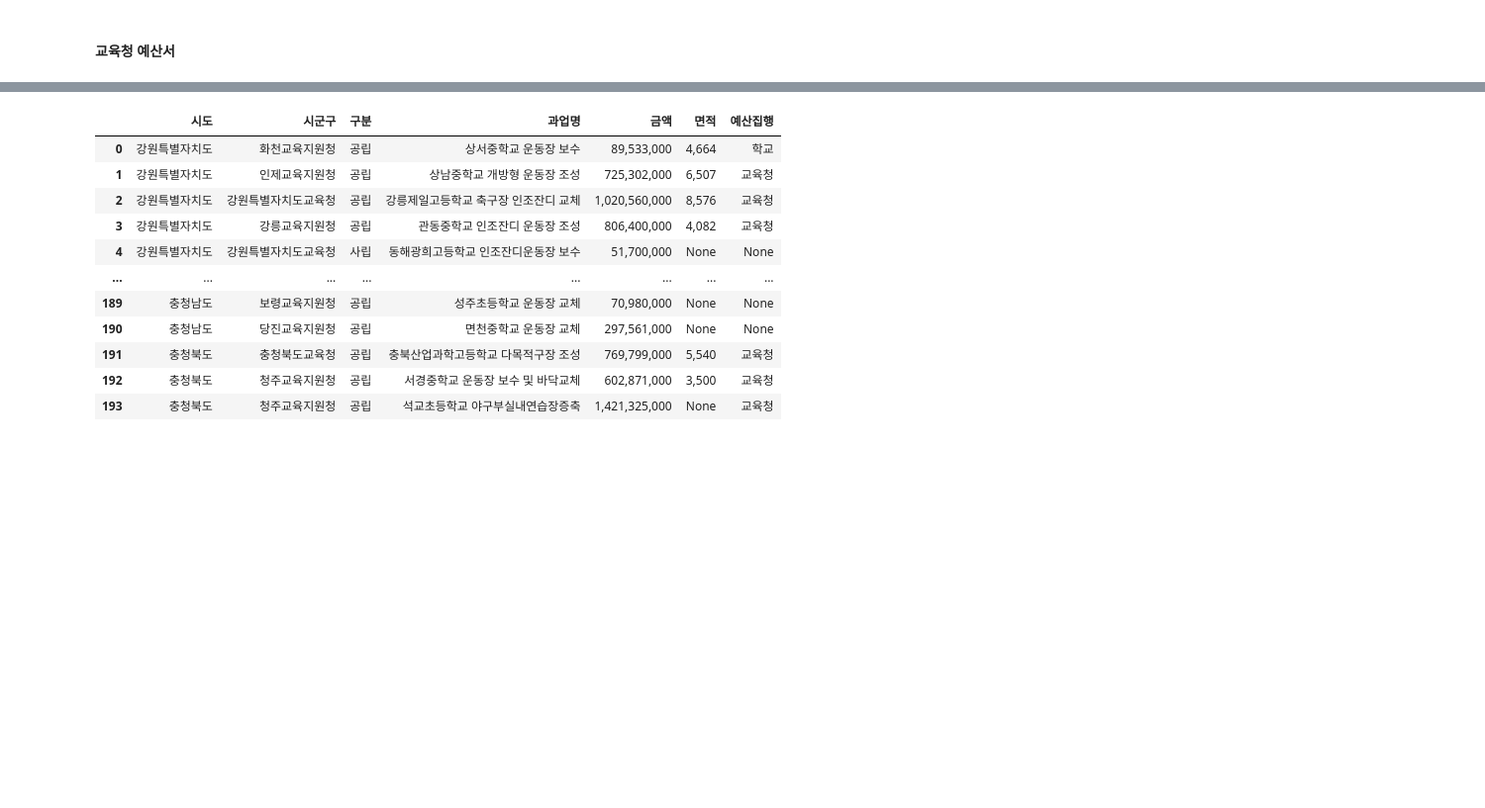
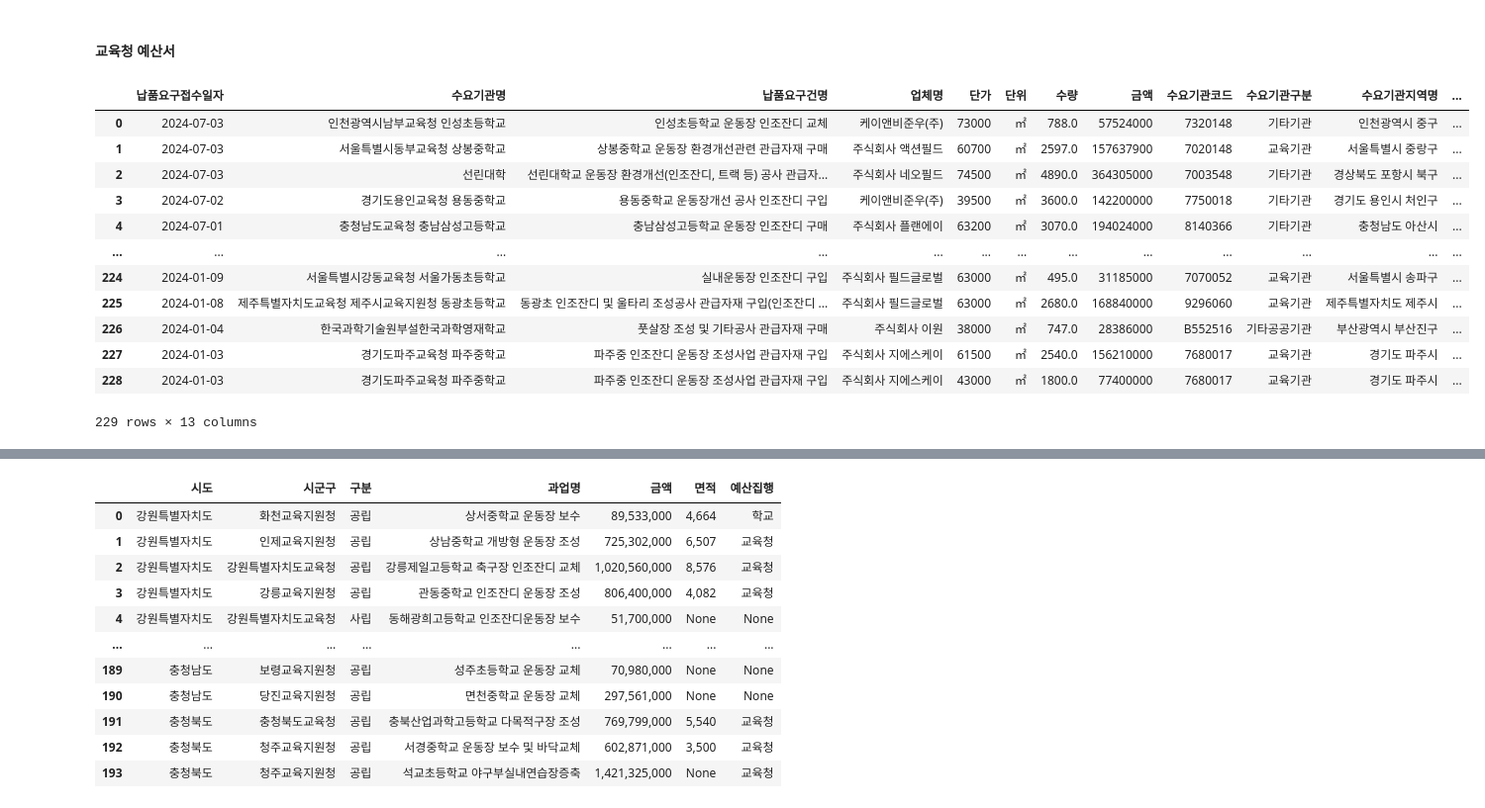
Before and after one commit to kkwann/mido_project, a Jupyter notebook: Data_preprocessing.ipynb, the cells around one changed output, grey strips where cells are left out. Shown: that part at 99% size. Drawn from its saved outputs; the diff is of its cells as text; code cells hidden in the pictures; blank space fills up the shorter version.

```diff
--- a/Data_preprocessing.ipynb
+++ b/Data_preprocessing.ipynb
@@ -256,3 +268,23 @@ Data inserted into table budget_df_delete successfully.
 Data inserted into table budget_df_new successfully.
 # %% [markdown]
 #### 교육청 예산서
+# %%
+# 종합쇼핑몰 학교 관련 사업
+shop_edu_mapping_temp1 = all_shop_df_fin[all_shop_df_fin['납품요구건명'].str.contains('학교|교육|교육청|교육지원청|교육부|공립|사립|국립')]
+shop_edu_mapping_temp2 = all_shop_df_fin[all_shop_df_fin['수요기관명'].str.contains('학교|교육|교육청|교육지원청|교육부|공립|사립|국립')]
+shop_edu_mapping_df = pd.concat([shop_edu_mapping_temp1,shop_edu_mapping_temp2],axis=0).drop_duplicates().reset_index(drop=True)
+shop_edu_mapping_df
+# %% [output]
+|  | 납품요구접수일자 | 수요기관명 | 납품요구건명 | 업체명 | 단가 | 단위 | 수량 | 금액 | 수요기관코드 | 수요기관구분 | 수요기관지역명 | ... |
+| 0 | 2024-07-03 | 인천광역시남부교육청 인성초등학교 | 인성초등학교 운동장 인조잔디 교체 | 케이앤비준우(주) | 73000 | ㎡ | 788.0 | 57524000 | 7320148 | 기타기관 | 인천광역시 중구 | ... |
+| 1 | 2024-07-03 | 서울특별시동부교육청 상봉중학교 | 상봉중학교 운동장 환경개선관련 관급자재 구매 | 주식회사 액션필드 | 60700 | ㎡ | 2597.0 | 157637900 | 7020148 | 교육기관 | 서울특별시 중랑구 | ... |
+| 2 | 2024-07-03 | 선린대학 | 선린대학교 운동장 환경개선(인조잔디, 트랙 등) 공사 관급자... | 주식회사 네오필드 | 74500 | ㎡ | 4890.0 | 364305000 | 7003548 | 기타기관 | 경상북도 포항시 북구 | ... |
+| 3 | 2024-07-02 | 경기도용인교육청 용동중학교 | 용동중학교 운동장개선 공사 인조잔디 구입 | 케이앤비준우(주) | 39500 | ㎡ | 3600.0 | 142200000 | 7750018 | 기타기관 | 경기도 용인시 처인구 | ... |
+| 4 | 2024-07-01 | 충청남도교육청 충남삼성고등학교 | 충남삼성고등학교 운동장 인조잔디 구매 | 주식회사 플랜에이 | 63200 | ㎡ | 3070.0 | 194024000 | 8140366 | 기타기관 | 충청남도 아산시 | ... |
+| ... | ... | ... | ... | ... | ... | ... | ... | ... | ... | ... | ... | ... |
+| 224 | 2024-01-09 | 서울특별시강동교육청 서울가동초등학교 | 실내운동장 인조잔디 구입 | 주식회사 필드글로벌 | 63000 | ㎡ | 495.0 | 31185000 | 7070052 | 교육기관 | 서울특별시 송파구 | ... |
+| 225 | 2024-01-08 | 제주특별자치도교육청 제주시교육지원청 동광초등학교 | 동광초 인조잔디 및 울타리 조성공사 관급자재 구입(인조잔디 ... | 주식회사 필드글로벌 | 63000 | ㎡ | 2680.0 | 168840000 | 9296060 | 교육기관 | 제주특별자치도 제주시 | ... |
+| 226 | 2024-01-04 | 한국과학기술원부설한국과학영재학교 | 풋살장 조성 및 기타공사 관급자재 구매 | 주식회사 이원 | 38000 | ㎡ | 747.0 | 28386000 | B552516 | 기타공공기관 | 부산광역시 부산진구 | ... |
+| 227 | 2024-01-03 | 경기도파주교육청 파주중학교 | 파주중 인조잔디 운동장 조성사업 관급자재 구입 | 주식회사 지에스케이 | 61500 | ㎡ | 2540.0 | 156210000 | 7680017 | 교육기관 | 경기도 파주시 | ... |
+| 228 | 2024-01-03 | 경기도파주교육청 파주중학교 | 파주중 인조잔디 운동장 조성사업 관급자재 구입 | 주식회사 지에스케이 | 43000 | ㎡ | 1800.0 | 77400000 | 7680017 | 교육기관 | 경기도 파주시 | ... |
+229 rows × 13 columns
```
Also changed, not shown: parts of 20 cells of this notebook, 1 other file.
